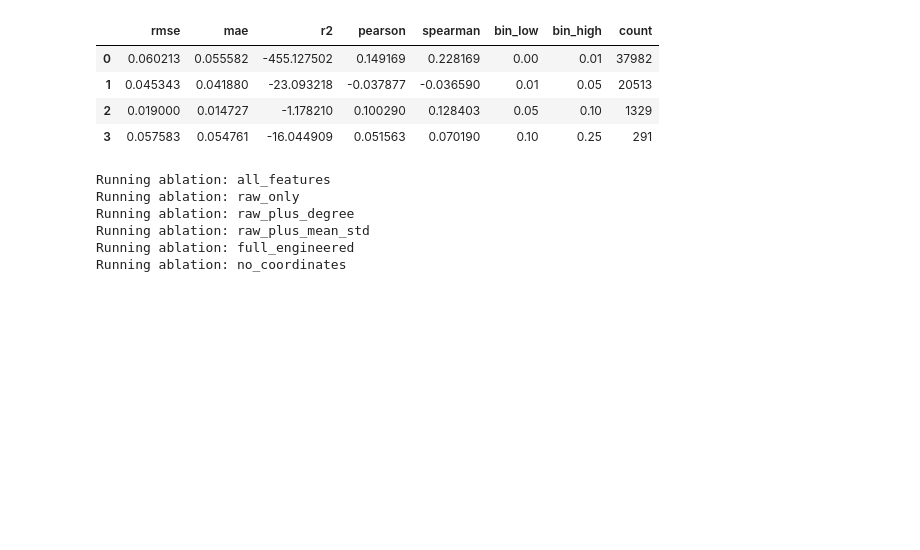
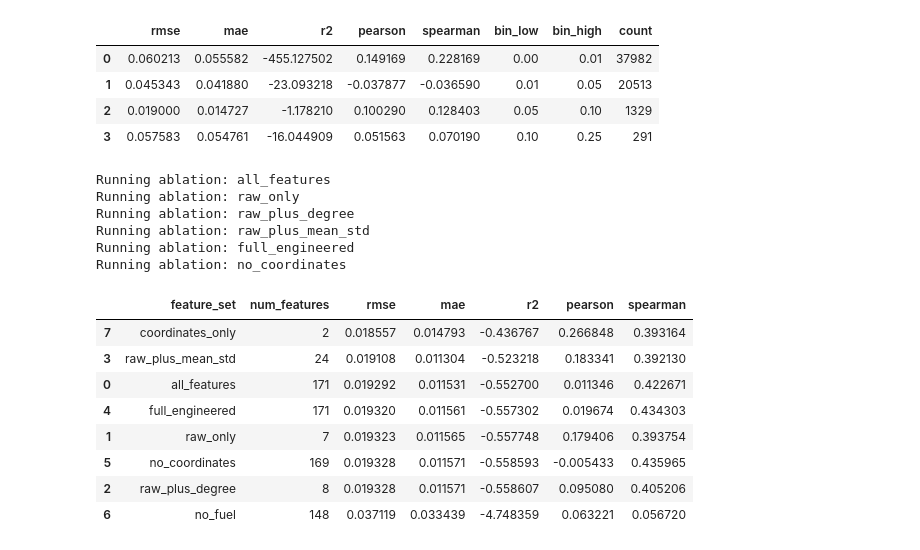
Before and after one commit to dilrabonu/wildfire-uncertainty-gnn, a Jupyter notebook: notebooks/04b_gnn_experiments.ipynb, the cells around one changed output. Cells and saved outputs as stored; diff of their text form; code cells hidden in the pictures; blank space fills up the shorter version.

```diff
--- a/notebooks/04b_gnn_experiments.ipynb
+++ b/notebooks/04b_gnn_experiments.ipynb
@@ -243,3 +243,22 @@ Running ablation: raw_plus_degree
 Running ablation: raw_plus_mean_std
 Running ablation: full_engineered
 Running ablation: no_coordinates
+# %%
+import os
+import sys
+sys.path.append("src")
+
+import pandas as pd
+
+ablation_df = pd.read_csv("reports/tables/gat_feature_ablation_partial.csv")
+ablation_df.sort_values("rmse")
+# %% [output]
+|  | feature_set | num_features | rmse | mae | r2 | pearson | spearman |
+| 7 | coordinates_only | 2 | 0.018557 | 0.014793 | -0.436767 | 0.266848 | 0.393164 |
+| 3 | raw_plus_mean_std | 24 | 0.019108 | 0.011304 | -0.523218 | 0.183341 | 0.392130 |
+| 0 | all_features | 171 | 0.019292 | 0.011531 | -0.552700 | 0.011346 | 0.422671 |
+| 4 | full_engineered | 171 | 0.019320 | 0.011561 | -0.557302 | 0.019674 | 0.434303 |
+| 1 | raw_only | 7 | 0.019323 | 0.011565 | -0.557748 | 0.179406 | 0.393754 |
+| 5 | no_coordinates | 169 | 0.019328 | 0.011571 | -0.558593 | -0.005433 | 0.435965 |
+| 2 | raw_plus_degree | 8 | 0.019328 | 0.011571 | -0.558607 | 0.095080 | 0.405206 |
+| 6 | no_fuel | 148 | 0.037119 | 0.033439 | -4.748359 | 0.063221 | 0.056720 |
```
Also changed, not shown: parts of 1 cell of this notebook, 5 other files.
